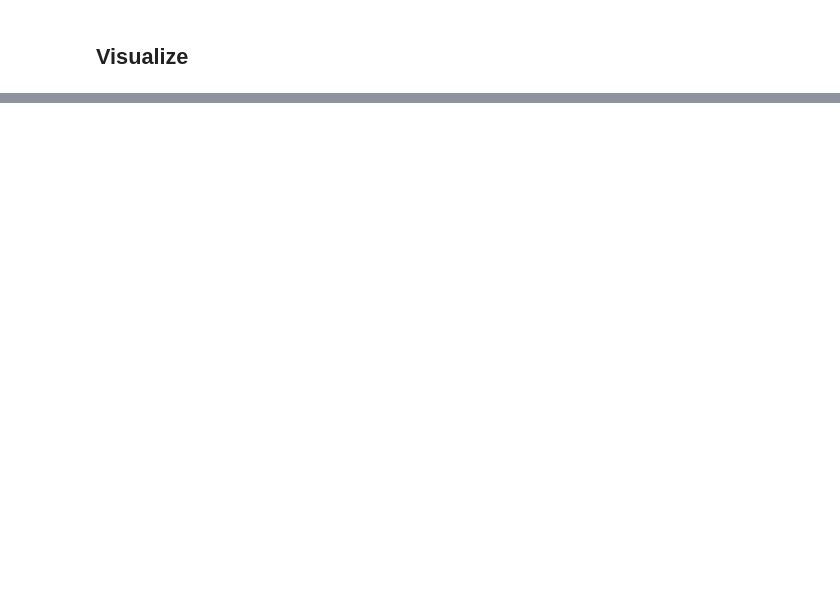
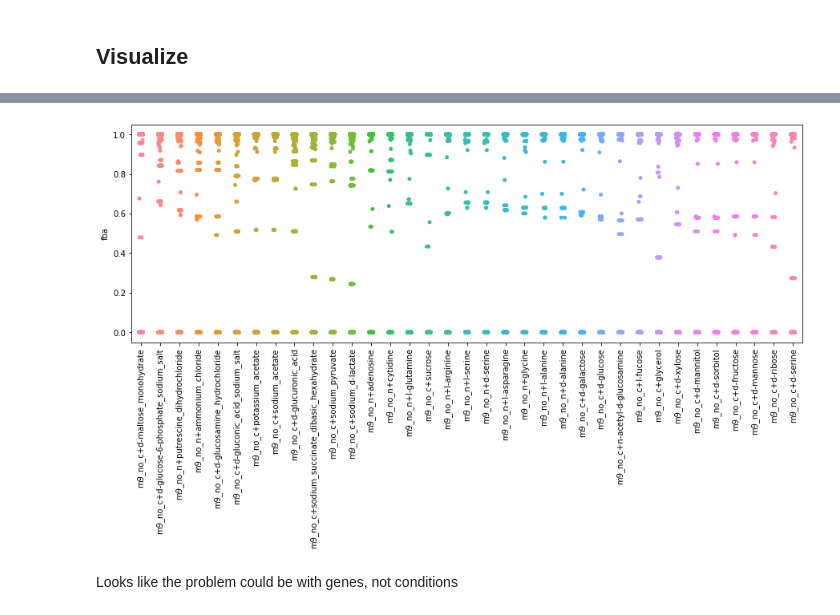
Before and after one commit to michaelsilverstein/research, a Jupyter notebook: segre/tnseq_fba/ecoli_fba_tnseq.ipynb, the cells around one changed output, grey strips where cells are left out. Cells and saved outputs as stored; diff of their text form; code cells hidden in the pictures; blank space fills up the shorter version.

```diff
--- a/segre/tnseq_fba/ecoli_fba_tnseq.ipynb
+++ b/segre/tnseq_fba/ecoli_fba_tnseq.ipynb
@@ -161,0 +212,12 @@ for data in [combo, filtered]:
+# %%
+"""Distribution of FBA for most conservative case"""
+plt.figure(figsize=(15, 5))
+order = essential.groupby('condition').fba.mean().sort_values(ascending=False).index
+sns.stripplot(x='condition', y='fba', data=essential, order=order)
+plt.xticks(rotation=90)
+plt.xlabel('')
+plt.show()
+# %% [output]
+[figure, added]
+# %% [markdown]
+Looks like the problem could be with genes, not conditions
```
Also changed, not shown: parts of 14 cells of this notebook, 1 other file.
